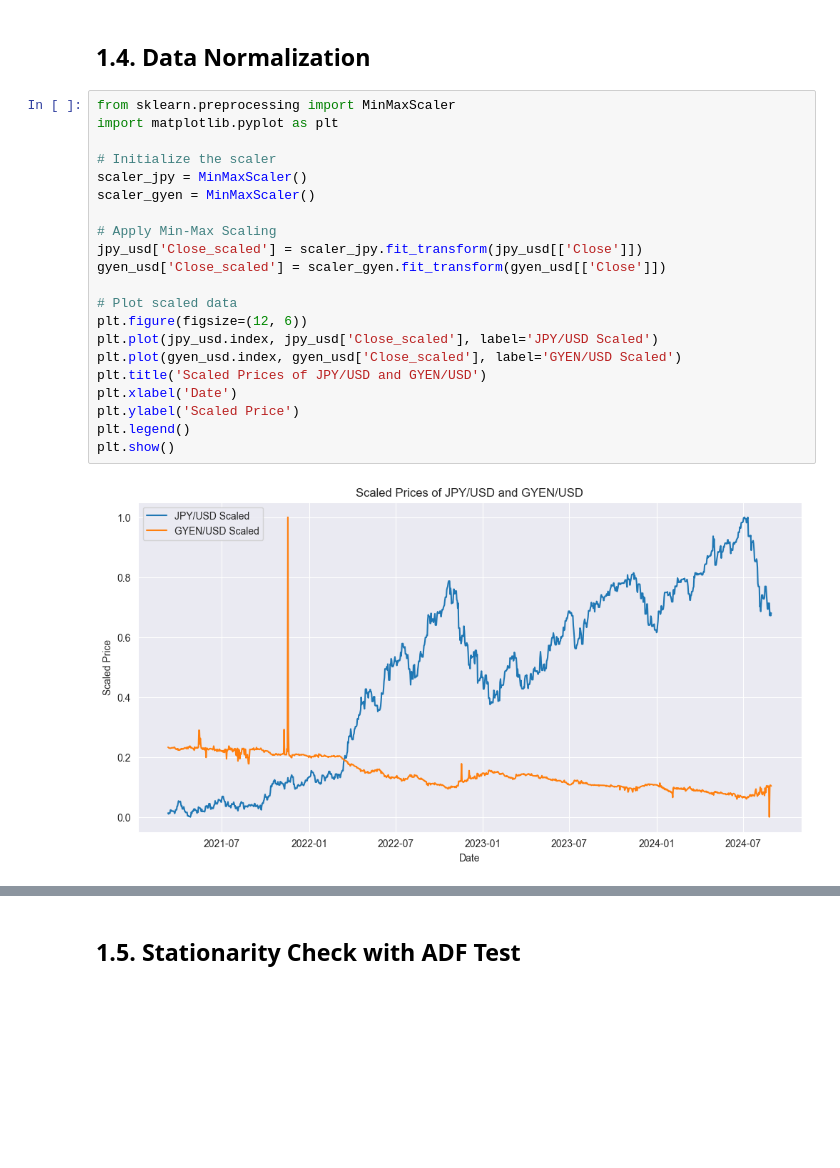
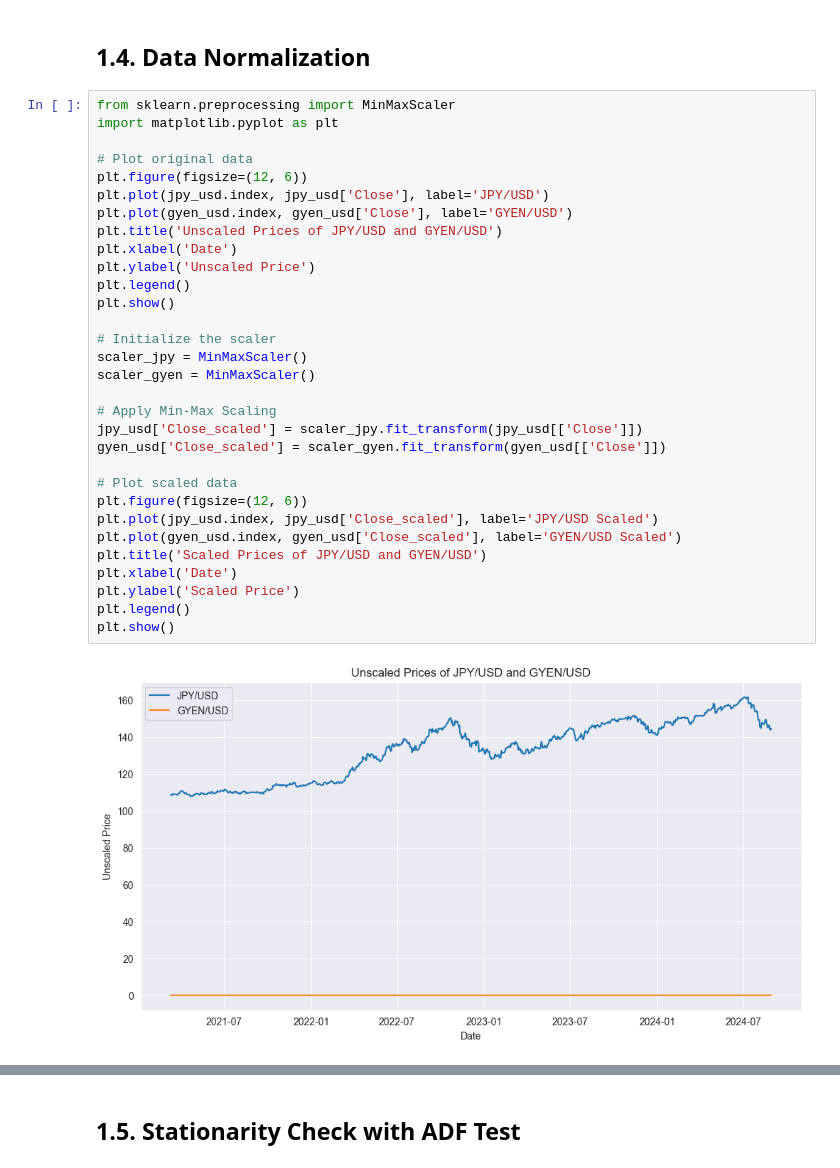
Before and after one commit to joodevs/algo-trader, a Jupyter notebook: gyen-yen-analysis.ipynb, the cells around one changed output, grey strips where cells are left out. Cells and saved outputs as stored; diff of their text form; blank space fills up the shorter version.

```diff
--- a/gyen-yen-analysis.ipynb
+++ b/gyen-yen-analysis.ipynb
@@ -83,23 +83,33 @@ dtype: int64
 # %%
 from sklearn.preprocessing import MinMaxScaler
 import matplotlib.pyplot as plt
+
+# Plot original data
+plt.figure(figsize=(12, 6))
+plt.plot(jpy_usd.index, jpy_usd['Close'], label='JPY/USD')
+plt.plot(gyen_usd.index, gyen_usd['Close'], label='GYEN/USD')
+plt.title('Unscaled Prices of JPY/USD and GYEN/USD')
+plt.xlabel('Date')
+plt.ylabel('Unscaled Price')
+plt.legend()
+plt.show()
 
 # Initialize the scaler
 scaler_jpy = MinMaxScaler()
 scaler_gyen = MinMaxScaler()
 
 # Apply Min-Max Scaling
 jpy_usd['Close_scaled'] = scaler_jpy.fit_transform(jpy_usd[['Close']])
 gyen_usd['Close_scaled'] = scaler_gyen.fit_transform(gyen_usd[['Close']])
 
 # Plot scaled data
 plt.figure(figsize=(12, 6))
 plt.plot(jpy_usd.index, jpy_usd['Close_scaled'], label='JPY/USD Scaled')
 plt.plot(gyen_usd.index, gyen_usd['Close_scaled'], label='GYEN/USD Scaled')
 plt.title('Scaled Prices of JPY/USD and GYEN/USD')
 plt.xlabel('Date')
 plt.ylabel('Scaled Price')
 plt.legend()
 plt.show()
 # %% [output]
-[figure, old version]
+[figure, new version]
```
Also changed, not shown: parts of 10 cells of this notebook.
